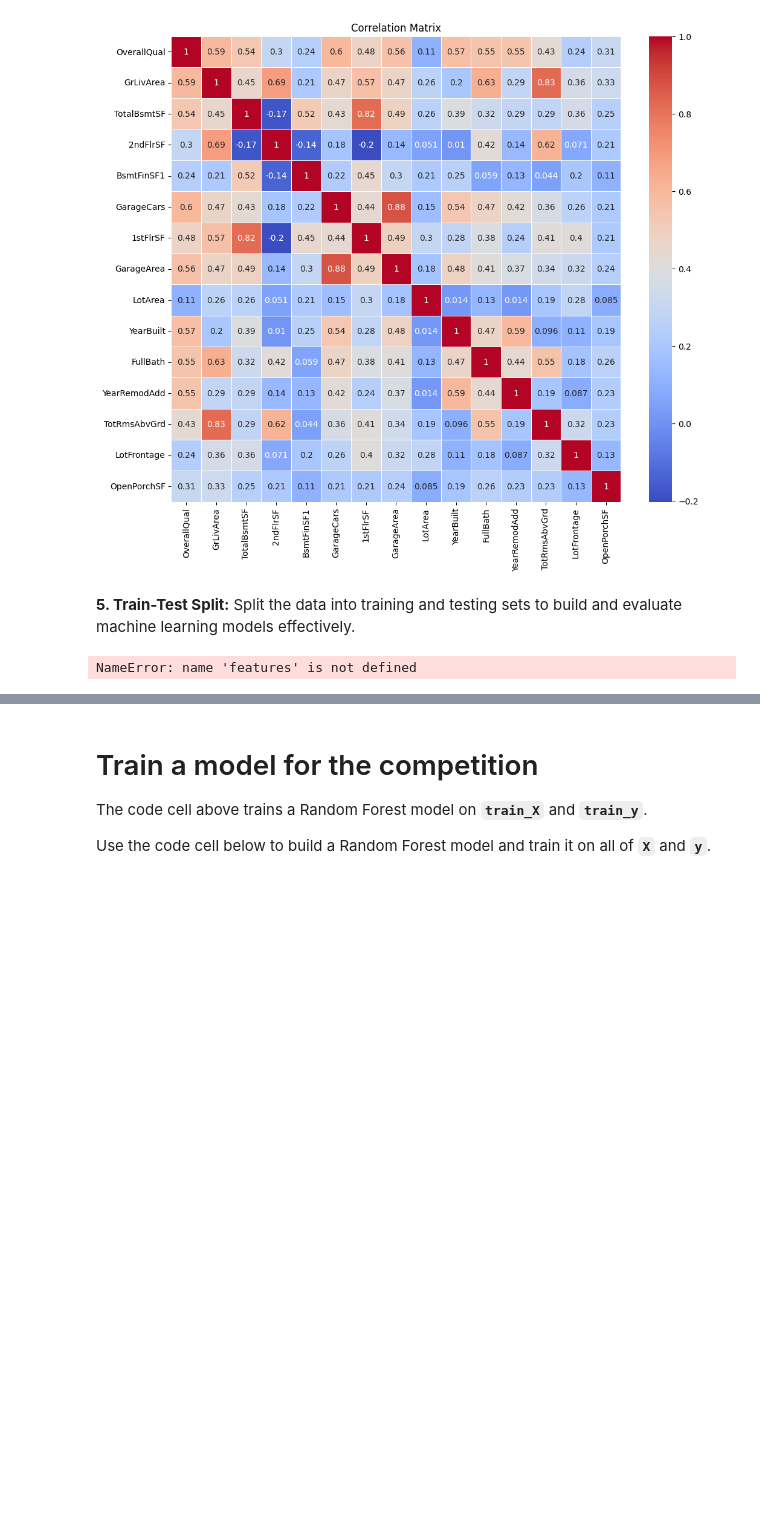
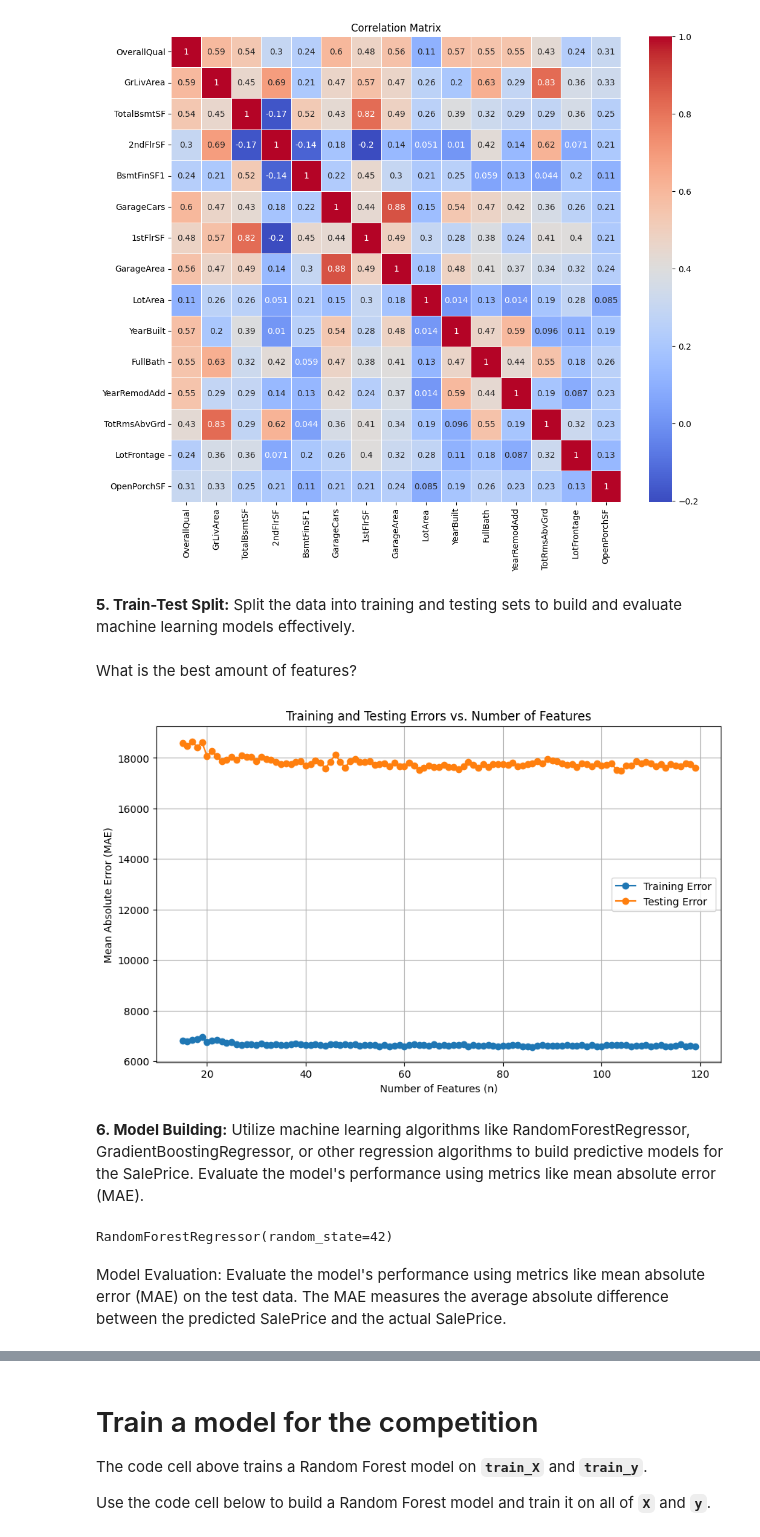
Before and after one commit to danikvh/Kaggle, a Jupyter notebook: Competitions/1. Housing Prices Competition/1. Housing Prices Competition.ipynb, the cells around one changed output, grey strips where cells are left out. Drawn from its saved outputs; the diff is of its cells as text; code cells hidden in the pictures; blank space fills up the shorter version.

```diff
--- a/Competitions/1. Housing Prices Competition/1. Housing Prices Competition.ipynb
+++ b/Competitions/1. Housing Prices Competition/1. Housing Prices Competition.ipynb
@@ -310,27 +312,5 @@ plt.show()
 [figure]
 # %% [markdown]
 **5. Train-Test Split:** Split the data into training and testing sets to build and evaluate machine learning models effectively.
-# %%
-# Create X (After completing the exercise, you can return to modify this line!)
-# Potential features: 'MSSubClass', 'LotArea','OverallQual' ,'OverallCond','YearBuilt',
-# 'YearRemodAdd','1stFlrSF','2ndFlrSF', 'LowQualFinSF','GrLivArea', 'FullBath','HalfBath', 'BedroomAbvGr'
-# 'KitchenAbvGr', 'TotRmsAbvGrd','Fireplaces', 'WoodDeckSF', 'OpenPorchSF', 'EnclosedPorch','3SsnPorch',
-# 'ScreenPorch','PoolArea', 'MiscVal','MoSold', 'YrSold'
-
-
-# Select columns corresponding to features, and preview the data
-X = home_data[features]
-X.head()
-
-# Split into validation and training data
-train_X, val_X, train_y, val_y = train_test_split(X, y, random_state=1)
-
-# Define a random forest model
-rf_model = RandomForestRegressor(random_state=1)
-rf_model.fit(train_X, train_y)
-rf_val_predictions = rf_model.predict(val_X)
-rf_val_mae = mean_absolute_error(rf_val_predictions, val_y)
-
-print("Validation MAE for Random Forest Model: {:,.0f}".format(rf_val_mae))
-# %% [output]
-NameError: name 'features' is not defined
+# %% [markdown]
+What is the best amount of features?
@@ -336,0 +356,13 @@ NameError: name 'features' is not defined
+# %%
+# Plot the training and testing errors against the number of features
+plt.figure(figsize=(10, 6))
+plt.plot(num_features_list, mae_train_list, label='Training Error', marker='o')
+plt.plot(num_features_list, mae_test_list, label='Testing Error', marker='o')
+plt.xlabel('Number of Features (n)')
+plt.ylabel('Mean Absolute Error (MAE)')
+plt.title('Training and Testing Errors vs. Number of Features')
+plt.legend()
+plt.grid(True)
+plt.show()
+# %% [output]
+[figure, added]
@@ -336,0 +380,16 @@ NameError: name 'features' is not defined
+# %% [markdown]
+
+**6. Model Building:** Utilize machine learning algorithms like RandomForestRegressor, GradientBoostingRegressor, or other regression algorithms to build predictive models for the SalePrice. Evaluate the model's performance using metrics like mean absolute error (MAE).
+# %%
+from sklearn.ensemble import RandomForestRegressor
+
+# Create a RandomForestRegressor model
+rf_model = RandomForestRegressor(random_state=42)
+
+# Fit the model on the training data
+rf_model.fit(X_train, y_train)
+# %% [output]
+RandomForestRegressor(random_state=42)
+# %% [markdown]
+Model Evaluation:
+Evaluate the model's performance using metrics like mean absolute error (MAE) on the test data. The MAE measures the average absolute difference between the predicted SalePrice and the actual SalePrice.
```
Also changed, not shown: parts of 23 cells of this notebook, 1 other file.
